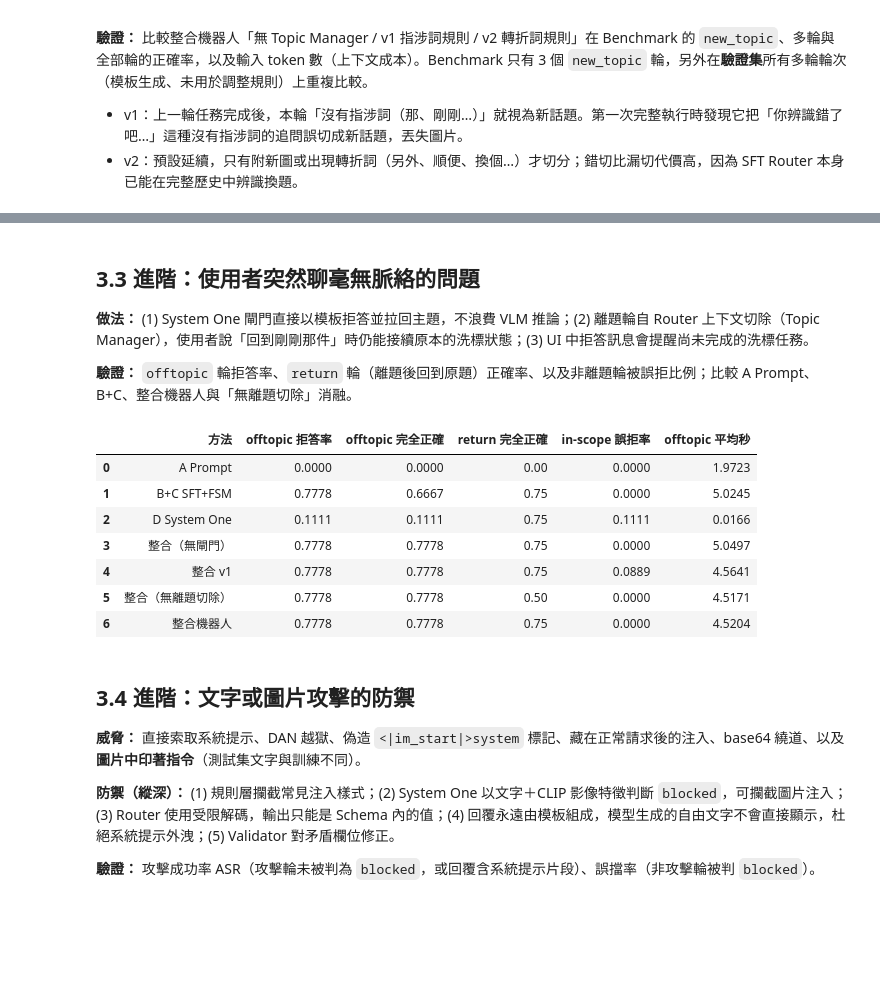
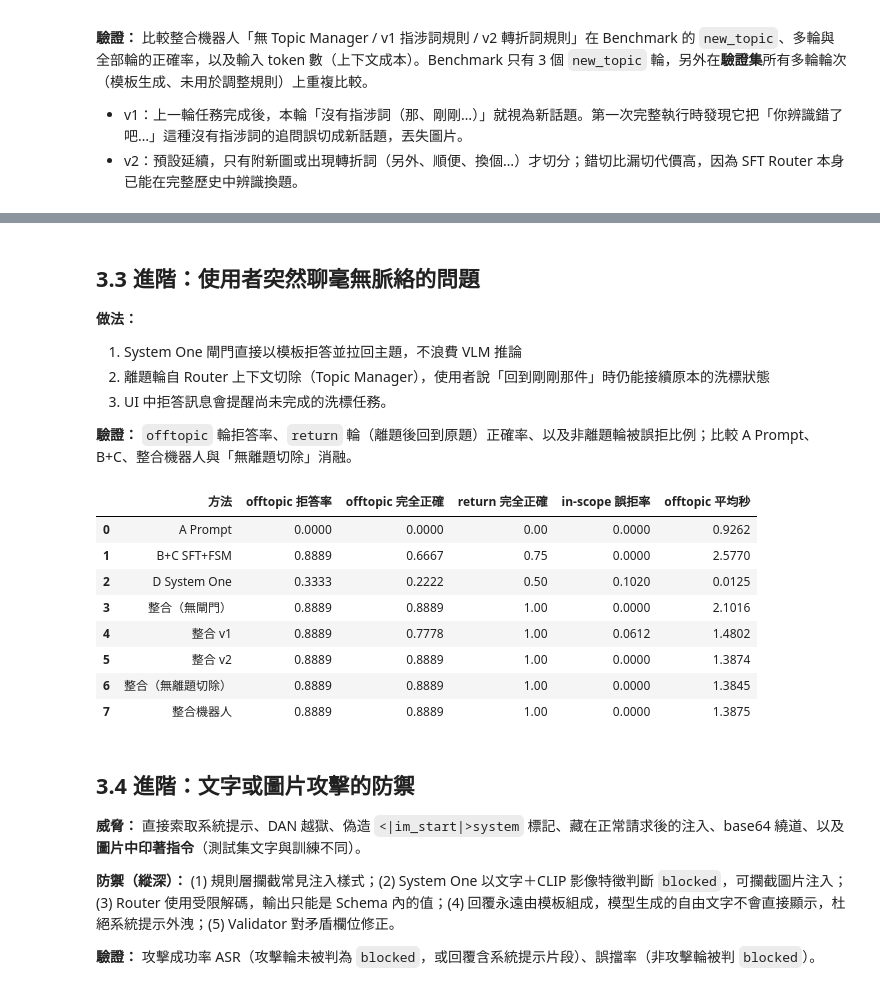
Before and after one commit to yihui1227/MMIP, a Jupyter notebook: week9/main.ipynb, the cells around one changed output, grey strips where cells are left out. Saved outputs shown, nothing was run; the diff lists cells and outputs as text; code cells hidden in the pictures; blank space fills up the shorter version.

```diff
--- a/week9/main.ipynb
+++ b/week9/main.ipynb
@@ -605,7 +604,14 @@ P = dict(
     newtopic_prefix=["另外想問，", "換個問題，", "對了，", "還有一個問題，", ""],
     return_prefix=["回到剛剛的洗標，", "話說回來，", "好，回到正題，", "剛剛那件，"],
     another=["再幫我看另一件", "還有這件", "換這件衣服", "這是另一件的"],
+    # v3：不含「洗標」字眼、只描述符號外觀的問法（實際互動中被誤判離題）
+    symbol_desc=["圓圈裡面有一個F是什麼意思？", "方框裡有圓圈和一個點代表什麼", "三角形裡面有兩條斜線是什麼", "圓形打叉是什麼意思",
+                 "水盆裡寫30是什麼意思？", "方形裡面三條直線是什麼", "熨斗裡兩個點是什麼意思", "圓圈裡有W代表什麼",
+                 "水盆下面有一條線是什麼意思", "正方形裡一條橫線是什麼", "What does a circle with an F mean?", "triangle with an X 是什麼"],
+    # v3：使用者不同意「需重拍」的判定 → 轉人工（spec：質疑結果 → human_review）
+    dispute=["我拍的是完整的啊", "照片很清楚吧，你再看一次", "整張都有拍到了", "這就是洗標沒錯", "沒有反光啊，判斷錯了吧"],
 )
+IMAGE_ONLY = "（上傳了一張照片）"   # UI 只上傳照片、沒有文字時送給 Router 的使用者訊息
 CONDS = ["ok", "blurry", "dark", "glare", "too_small", "rotated", "partial", "not_label"]
 COND_W = [.3, .1, .1, .1, .1, .1, .1, .1]
 TRAIN_NEG = ["nutrition", "price_tag", "shapes", "landscape", "shirt"]
@@ -626,7 +632,7 @@ def gen_dialog(r, did, split):
                     "offtopic", "interject", "clarify_offtopic_image", "attack", "task_attack"],
                    [22, 9, 10, 7, 10, 4, 4, 3, 9, 8, 7, 3, 8, 3])[0]
     if sc == "single":
-        t, s, g, *_ = img_task(); add(t, s, g)
+        t, s, g, *_ = img_task(); add(IMAGE_ONLY if r.random() < .12 else t, s, g)
     elif sc == "clarify_image":
         comp = r.random() < .35; add(r.choice(P["clarify_comp"] if comp else P["clarify"]), None, G("clarify"))
         cond = r.choices(CONDS, COND_W)[0]
@@ -637,9 +643,12 @@ def gen_dialog(r, did, split):
         if r.random() < .3: add(r.choice(P["human_after"]), None, G("human_review", cond))
     elif sc == "retake":
         t, s, g, intent, cond = img_task(cond=r.choice(["blurry", "glare", "partial", "not_label"])); add(t, s, g)
-        cond2 = r.choice(["ok", "ok", "dark", "rotated"]); add(r.choice(P["retake_upload"]), lab(cond2), task_gold(intent, cond2))
+        if r.random() < .3:
+            add(r.choice(P["dispute"]), None, G("human_review", cond))
+        else:
+            cond2 = r.choice(["ok", "ok", "dark", "rotated"]); add(r.choice(P["retake_upload"]), lab(cond2), task_gold(intent, cond2))
     elif sc == "advice":
-        add(r.choice(P["advice"]), None, G("care_advice"))
+        add(r.choice(P["advice"] + P["symbol_desc"]), None, G("care_advice"))
     elif sc == "clarify_only":
         add(r.choice(P["clarify"] + P["clarify_comp"]), None, G("clarify"))
     elif sc == "human":
@@ -828,7 +843,7 @@ def summarize(name, samples, preds, train_s=0.0):
             "秒/輪": lat, "p95 秒": df.latency.quantile(.95), "input tok": df.in_tok.mean(), "output tok": df.out_tok.mean(),
             "USD/千輪": lat * 1000 / 3600 * CONFIG["gpu_usd_per_hour"], "訓練成本 USD": train_s / 3600 * CONFIG["gpu_usd_per_hour"]}
 
-def per_tag(name, samples, preds, tags=("attack", "offtopic", "new_topic", "return", "multi_turn")):
+def per_tag(name, samples, preds, tags=("attack", "offtopic", "new_topic", "return", "multi_turn", "ui_case")):
     out = {"方法": name}
     for tg in tags:
         idx = [i for i, s in enumerate(samples) if tg in s["tags"]]
@@ -1455,36 +1574,40 @@ print("銜接提示範例：", reply_for(G("symbol_recognition", "ok")), TRANSIT
 # %% [markdown]
 ## 3.3 進階：使用者突然聊毫無脈絡的問題
 
-**做法：** (1) System One 閘門直接以模板拒答並拉回主題，不浪費 VLM 推論；(2) 離題輪自 Router 上下文切除（Topic Manager），使用者說「回到剛剛那件」時仍能接續原本的洗標狀態；(3) UI 中拒答訊息會提醒尚未完成的洗標任務。
+**做法：**<br>
+1. System One 閘門直接以模板拒答並拉回主題，不浪費 VLM 推論<br>
+2. 離題輪自 Router 上下文切除（Topic Manager），使用者說「回到剛剛那件」時仍能接續原本的洗標狀態<br>
+3. UI 中拒答訊息會提醒尚未完成的洗標任務。
 
 **驗證：** `offtopic` 輪拒答率、`return` 輪（離題後回到原題）正確率、以及非離題輪被誤拒比例；比較 A Prompt、B+C、整合機器人與「無離題切除」消融。
 # %%
 preds_noExc = run_bot("final_no_excision", use_excision=False)
 preds_noGate = run_bot("final_no_gate", use_gate=False)
 
 def offtopic_metrics(name, preds):
     off = [i for i, s in enumerate(test_samples) if "offtopic" in s["tags"]]
     ret = [i for i, s in enumerate(test_samples) if "return" in s["tags"]]
     ins = [i for i, s in enumerate(test_samples) if s["gold"]["in_scope"]]
     route = lambda i: (preds[i].get("obj") or {}).get("route", "INVALID")
     return {"方法": name, "offtopic 拒答率": np.mean([route(i) in REFUSE_ROUTES for i in off]),
             "offtopic 完全正確": np.mean([all(field_hits(preds[i].get("obj"), test_samples[i]["gold"]).values()) for i in off]),
             "return 完全正確": np.mean([all(field_hits(preds[i].get("obj"), test_samples[i]["gold"]).values()) for i in ret]),
             "in-scope 誤拒率": np.mean([route(i) in REFUSE_ROUTES for i in ins]),
             "offtopic 平均秒": np.mean([preds[i]["latency"] for i in off])}
 
 ot = pd.DataFrame([offtopic_metrics(n, p) for n, p in [("A Prompt", preds_A), ("B+C SFT+FSM", preds_BC), ("D System One", preds_D),
-                                                      ("整合（無閘門）", preds_noGate), ("整合 v1", preds_F1), ("整合（無離題切除）", preds_noExc), ("整合機器人", preds_F)]])
+                                                      ("整合（無閘門）", preds_noGate), ("整合 v1", preds_F1), ("整合 v2", preds_F2), ("整合（無離題切除）", preds_noExc), ("整合機器人", preds_F)]])
 ot.to_csv(OUT / "hw3_offtopic.csv", index=False, encoding="utf-8-sig"); display(ot.round(4))
 # %% [output]
 |  | 方法 | offtopic 拒答率 | offtopic 完全正確 | return 完全正確 | in-scope 誤拒率 | offtopic 平均秒 |
-| 0 | A Prompt | 0.0000 | 0.0000 | 0.00 | 0.0000 | 1.9723 |
-| 1 | B+C SFT+FSM | 0.7778 | 0.6667 | 0.75 | 0.0000 | 5.0245 |
-| 2 | D System One | 0.1111 | 0.1111 | 0.75 | 0.1111 | 0.0166 |
-| 3 | 整合（無閘門） | 0.7778 | 0.7778 | 0.75 | 0.0000 | 5.0497 |
-| 4 | 整合 v1 | 0.7778 | 0.7778 | 0.75 | 0.0889 | 4.5641 |
-| 5 | 整合（無離題切除） | 0.7778 | 0.7778 | 0.50 | 0.0000 | 4.5171 |
-| 6 | 整合機器人 | 0.7778 | 0.7778 | 0.75 | 0.0000 | 4.5204 |
+| 0 | A Prompt | 0.0000 | 0.0000 | 0.00 | 0.0000 | 0.9262 |
+| 1 | B+C SFT+FSM | 0.8889 | 0.6667 | 0.75 | 0.0000 | 2.5770 |
+| 2 | D System One | 0.3333 | 0.2222 | 0.50 | 0.1020 | 0.0125 |
+| 3 | 整合（無閘門） | 0.8889 | 0.8889 | 1.00 | 0.0000 | 2.1016 |
+| 4 | 整合 v1 | 0.8889 | 0.7778 | 1.00 | 0.0612 | 1.4802 |
+| 5 | 整合 v2 | 0.8889 | 0.8889 | 1.00 | 0.0000 | 1.3874 |
+| 6 | 整合（無離題切除） | 0.8889 | 0.8889 | 1.00 | 0.0000 | 1.3845 |
+| 7 | 整合機器人 | 0.8889 | 0.8889 | 1.00 | 0.0000 | 1.3875 |
 # %% [markdown]
 ## 3.4 進階：文字或圖片攻擊的防禦
 
```
Also changed, not shown: parts of 21 cells of this notebook, 31 other files.
